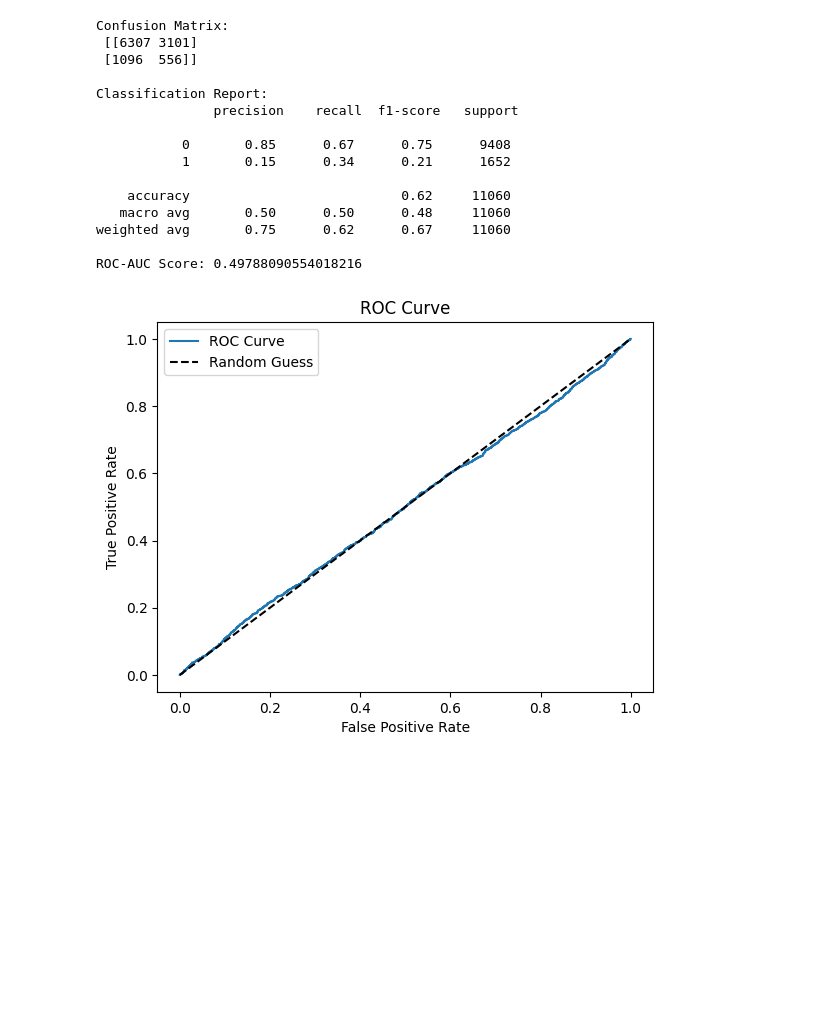
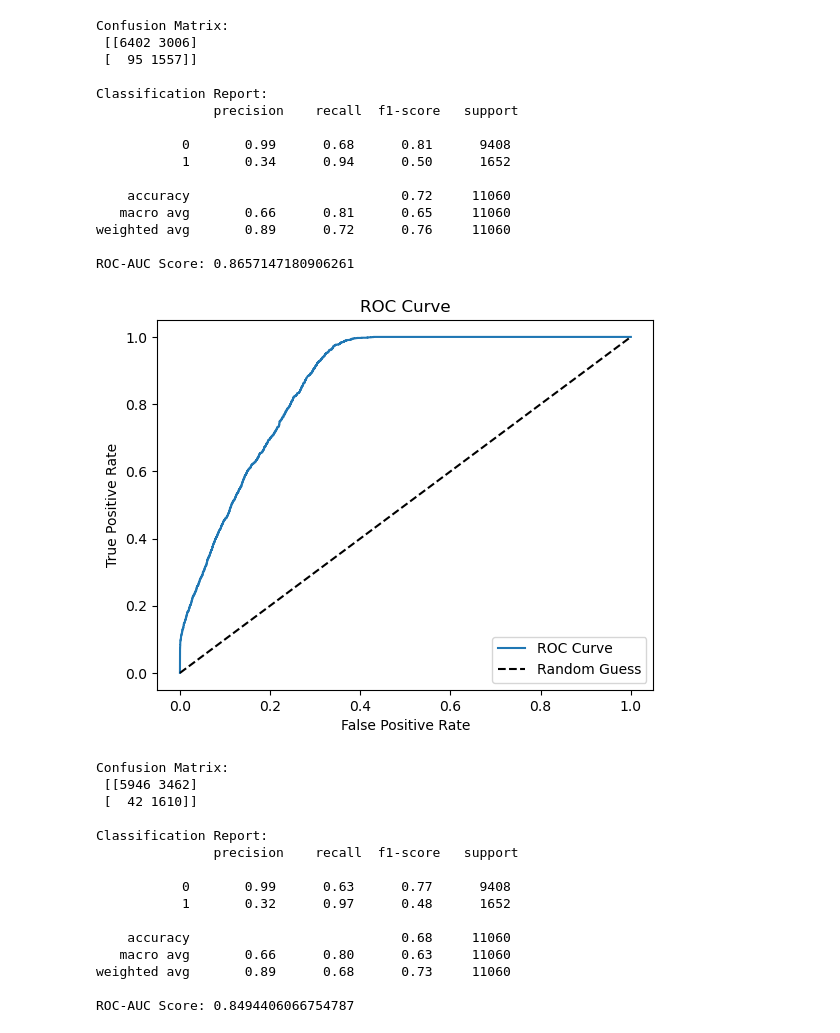
Before and after one commit to Harshithgowdasm/bbdc2025-SSH_ML, a Jupyter notebook: sampling_training.ipynb, the cells around one changed output. Cells and saved outputs as stored; diff of their text form; code cells hidden in the pictures; blank space fills up the shorter version.

```diff
--- a/sampling_training.ipynb
+++ b/sampling_training.ipynb
@@ -122,9 +161,15 @@ dtype: int64
 from sklearn.feature_selection import mutual_info_classif
 import matplotlib.pyplot as plt
 
+# df_fe3 = pd.merge(df_fe, df, on='AccountID', how='inner')
+X = df_fea.drop(columns=['AccountID','Fraudster'])
+y = df_fea['Fraudster']
 
-X = df_fe.drop(columns=['AccountID'])
-y = df_fea['Fraudster']
+x_val = df_val_fea.drop(columns=['AccountID','Fraudster'])
+y_val = df_val_fea['Fraudster']
+
+X_test = df_test_fea.drop(columns=['AccountID'])
+
 # Calculate Mutual Information scores
 mi_scores = mutual_info_classif(X, y)
 
@@ -170,9 +215,9 @@ Selected Features (L1 Regularization): ['IsUnusualTransactionType_sum', 'Transac
 # %%
 # Combine selected features from all methods
-# selected_features = list(set(top_features_mi + selected_features_l1))
+selected_features = list(set(top_features_mi ))
 
 
 # Find common features between the two lists
-selected_features = list(set(top_features_mi).intersection(selected_features_l1))
+# selected_features = list(set(top_features_mi).intersection(selected_features_l1))
 print("Final Selected Features:", selected_features)
 # %% [output]
@@ -180,4 +225,4 @@ Final Selected Features: ['HourOfDay_mean', 'RollingAverageAmount_mean', 'IsUnus
 # %%
-selected_features = top_features_mi + x.columns.tolist()
+# selected_features = top_features_mi + x.columns.tolist()
 selected_features
 # %% [output]
@@ -399,7 +449,7 @@ fraud_detector = FraudDetection(df_fea_con,df_val_fea_con)
 # # Train and evaluate the model using oversampled data
 # fraud_detector.NN_train_and_evaluate_model(input_shape,X_train_smote, y_train_smote, x_val, y_val, "Oversampling (SMOTE)",epochs=50, batch_size=32)
 # %%
-fraud_detector = FraudDetection(df_fea_con,df_val_fea_con)
+fraud_detector = FraudDetection(df_fea,df_val_fea)
 fraud_detector.preprocess_data()
 scaler = StandardScaler()
 
@@ -467,26 +523,47 @@ Epoch 30/30
 # %%
 # Average the predictions
-combined_proba = (y_pred_smote_N +  y_pred_under_NU + y_pred_smote_NN +  y_pred_under_NNU) / 4
+combined_proba = (y_pred_smote_N+y_pred_under_NU ) / 2
 
 # Convert probabilities to binary predictions
 y_pred_combined = (combined_proba >= 0.5).astype(int)
+y_pred_combined1 = (y_pred_smote_NN >= 0.5).astype(int)
+y_pred_combined2 = (y_pred_under_NU >= 0.5).astype(int)
+y_pred_combined3 = (y_pred_under_NNU >= 0.5).astype(int)
 
 # Evaluate the combined predictions
 ml_models.evaluate_model(y_val, y_pred_combined, combined_proba)
+ml_models.evaluate_model(y_val, y_pred_combined1, y_pred_smote_NN)
+ml_models.evaluate_model(y_val, y_pred_combined2, y_pred_under_NU)
+ml_models.evaluate_model(y_val, y_pred_combined3, y_pred_under_NNU)
 # %% [output]
 Confusion Matrix:
- [[6307 3101]
- [1096  556]]
+ [[6402 3006]
+ [  95 1557]]
 
 Classification Report:
                precision    recall  f1-score   support
 
-           0       0.85      0.67      0.75      9408
-           1       0.15      0.34      0.21      1652
+           0       0.99      0.68      0.81      9408
+           1       0.34      0.94      0.50      1652
 
-    accuracy                           0.62     11060
-   macro avg       0.50      0.50      0.48     11060
-weighted avg       0.75      0.62      0.67     11060
+    accuracy                           0.72     11060
+   macro avg       0.66      0.81      0.65     11060
+weighted avg       0.89      0.72      0.76     11060
 
-ROC-AUC Score: 0.49788090554018216
+ROC-AUC Score: 0.8657147180906261
-[figure, old version]
+[figure, new version]
+Confusion Matrix:
+ [[5946 3462]
+ [  42 1610]]
+
+Classification Report:
+               precision    recall  f1-score   support
+
+           0       0.99      0.63      0.77      9408
+           1       0.32      0.97      0.48      1652
+
+    accuracy                           0.68     11060
+   macro avg       0.66      0.80      0.63     11060
+weighted avg       0.89      0.68      0.73     11060
+
+ROC-AUC Score: 0.8494406066754787
```
Also changed, not shown: parts of 34 cells of this notebook, 10 other files.
